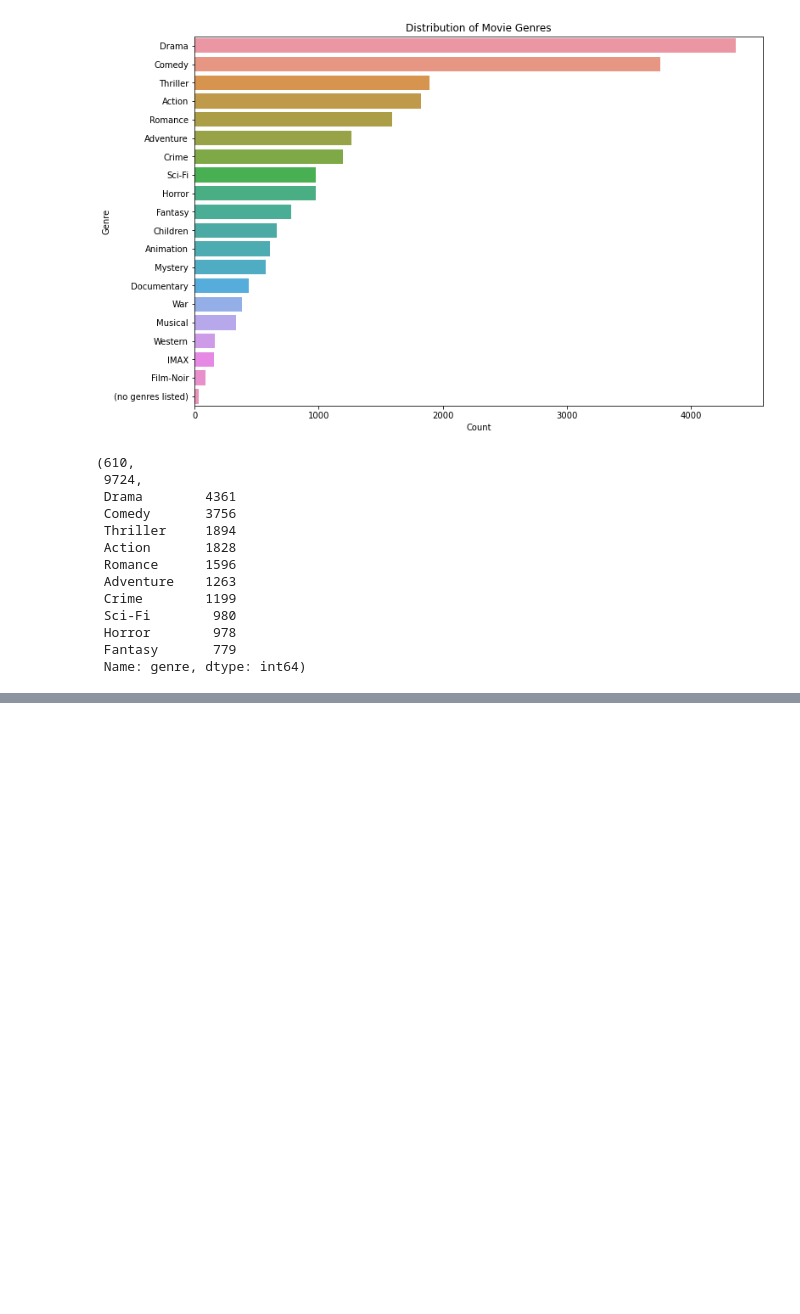
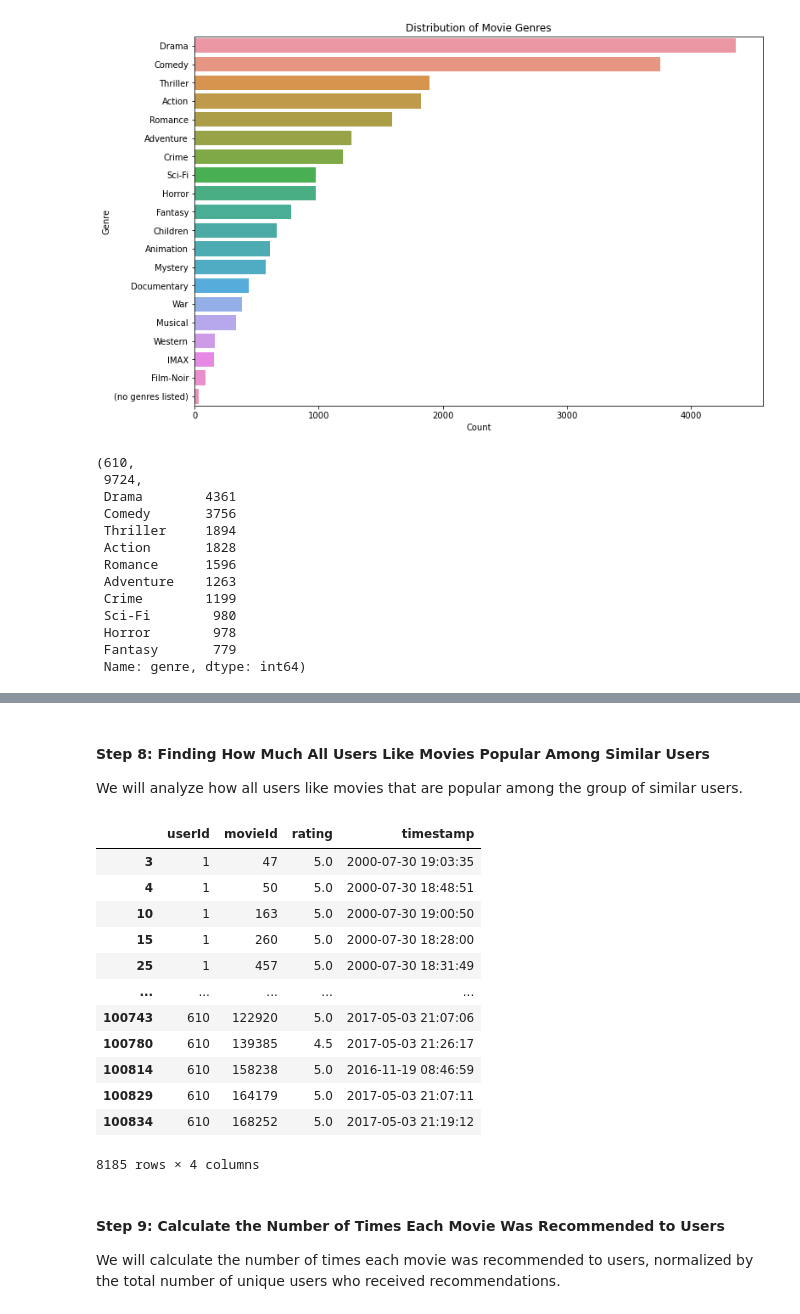
Before and after one commit to omulei/Movie_Recommender_System, a Jupyter notebook: Phase 4 project.ipynb, the cells around one changed output, grey strips where cells are left out. Drawn from its saved outputs; the diff is of its cells as text; code cells hidden in the pictures; blank space fills up the shorter version.

```diff
--- a/Phase 4 project.ipynb
+++ b/Phase 4 project.ipynb
@@ -433,0 +426,12 @@ Text(value='Toy Story', description='Movie Title:')
+# %%
+# Finding users who liked the same movie
+
+movie_id = 89745  #Replace with any movie ID
+
+#def find_similar_movies(movie_id):
+movie = movies[movies["movieId"] == movie_id]
+
+# Find users who have rated the specified movie with a rating greater than 4
+# This identifies users with similar tastes (those who liked the same movie)
+similar_users = ratings[(ratings["movieId"] == movie_id) & (ratings["rating"] > 4)]["userId"].unique()
+similar_users
@@ -433,0 +445,8 @@ Text(value='Toy Story', description='Movie Title:')
+# %%
+# Find recommendations based on similar users' preferences
+# This line selects movies that were rated higher than 4 by the similar users
+# The result is a list of movie IDs that these similar users have enjoyed
+similar_user_recs = ratings[(ratings["userId"].isin(similar_users)) & (ratings["rating"] > 4)]["movieId"]
+
+# Displaying the DataFrame with a header
+print(similar_user_recs)
@@ -433,0 +472,2 @@ Text(value='Toy Story', description='Movie Title:')
+# %%
+similar_user_recs = similar_user_recs.value_counts() / len(similar_users)
@@ -433,0 +498,34 @@ Text(value='Toy Story', description='Movie Title:')
+# %% [markdown]
+#### Step 8: Finding How Much All Users Like Movies Popular Among Similar Users
+We will analyze how all users like movies that are popular among the group of similar users.
+# %%
+# Filtering the 'ratings' DataFrame for movies that are in the list of popular movies among similar users
+# 'similar_user_recs.index' contains the IDs of movies liked by more than 10% of similar users
+# The condition 'ratings["movieId"].isin(similar_user_recs.index)' checks each 'movieId' in 'ratings'
+# against this list of popular movie IDs
+all_users = ratings[(ratings["movieId"].isin(similar_user_recs.index)) & (ratings["rating"] > 4)]
+                    # The second condition 'ratings["rating"] > 4' filters for movies that are highly rated (greater than 4)
+                    # This indicates that the users generally liked these movies
+
+# The resulting 'all_users' DataFrame contains information about how all users rated
+# the movies that are popular among the group of similar users
+# This helps in assessing if these movies have a broader appeal beyond just the similar users
+
+all_users
+# %% [output]
+|  | userId | movieId | rating | timestamp |
+| 3 | 1 | 47 | 5.0 | 2000-07-30 19:03:35 |
+| 4 | 1 | 50 | 5.0 | 2000-07-30 18:48:51 |
+| 10 | 1 | 163 | 5.0 | 2000-07-30 19:00:50 |
+| 15 | 1 | 260 | 5.0 | 2000-07-30 18:28:00 |
+| 25 | 1 | 457 | 5.0 | 2000-07-30 18:31:49 |
+| ... | ... | ... | ... | ... |
+| 100743 | 610 | 122920 | 5.0 | 2017-05-03 21:07:06 |
+| 100780 | 610 | 139385 | 4.5 | 2017-05-03 21:26:17 |
+| 100814 | 610 | 158238 | 5.0 | 2016-11-19 08:46:59 |
+| 100829 | 610 | 164179 | 5.0 | 2017-05-03 21:07:11 |
+| 100834 | 610 | 168252 | 5.0 | 2017-05-03 21:19:12 |
+8185 rows × 4 columns
+# %% [markdown]
+#### Step 9: Calculate the Number of Times Each Movie Was Recommended to Users
+We will calculate the number of times each movie was recommended to users, normalized by the total number of unique users who received recommendations.
```
Also changed, not shown: parts of 35 cells of this notebook, 6 other files.
